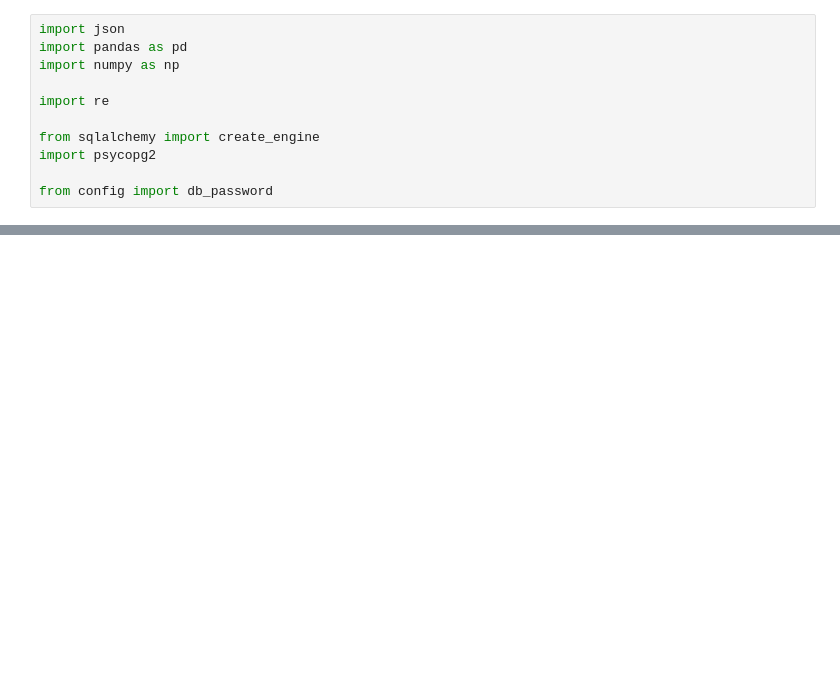
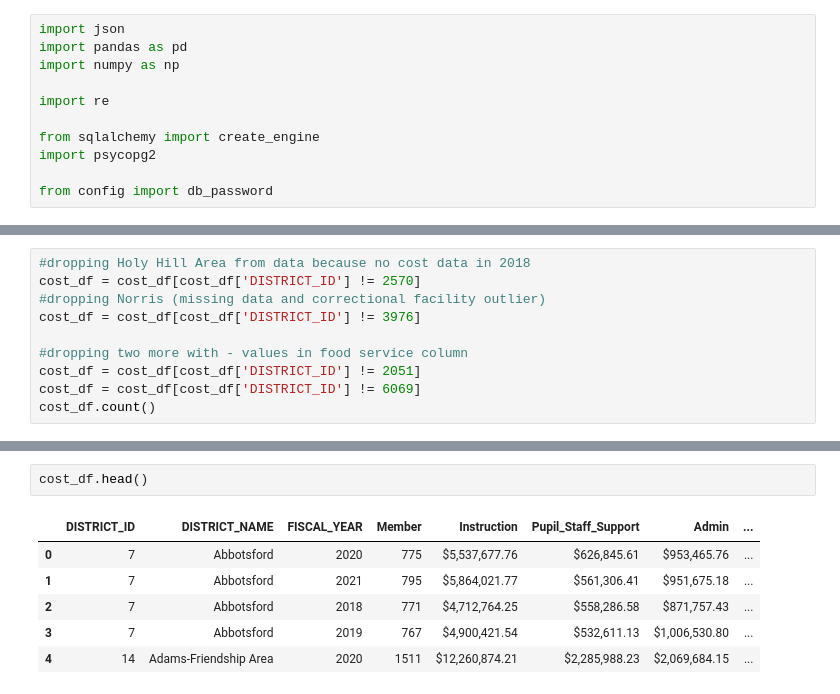
Before and after one commit to Lalita-ponnapalli/HS_Baseball_Scholarships, a Jupyter notebook: dbcreation.ipynb, the cells around one changed output, grey strips where cells are left out. Saved outputs shown, nothing was run; the diff lists cells and outputs as text; blank space fills up the shorter version.

```diff
--- a/dbcreation.ipynb
+++ b/dbcreation.ipynb
@@ -11,0 +140,10 @@ from config import db_password
+# %%
+#dropping Holy Hill Area from data because no cost data in 2018
+cost_df = cost_df[cost_df['DISTRICT_ID'] != 2570]
+#dropping Norris (missing data and correctional facility outlier)
+cost_df = cost_df[cost_df['DISTRICT_ID'] != 3976]
+
+#dropping two more with - values in food service column
+cost_df = cost_df[cost_df['DISTRICT_ID'] != 2051]
+cost_df = cost_df[cost_df['DISTRICT_ID'] != 6069]
+cost_df.count()
@@ -11,0 +163,9 @@ from config import db_password
+# %%
+cost_df.head()
+# %% [output]
+|  | DISTRICT_ID | DISTRICT_NAME | FISCAL_YEAR | Member | Instruction | Pupil_Staff_Support | Admin | ... |
+| 0 | 7 | Abbotsford | 2020 | 775 | $5,537,677.76 | $626,845.61 | $953,465.76 | ... |
+| 1 | 7 | Abbotsford | 2021 | 795 | $5,864,021.77 | $561,306.41 | $951,675.18 | ... |
+| 2 | 7 | Abbotsford | 2018 | 771 | $4,712,764.25 | $558,286.58 | $871,757.43 | ... |
+| 3 | 7 | Abbotsford | 2019 | 767 | $4,900,421.54 | $532,611.13 | $1,006,530.80 | ... |
+| 4 | 14 | Adams-Friendship Area | 2020 | 1511 | $12,260,874.21 | $2,285,988.23 | $2,069,684.15 | ... |
```
Also changed, not shown: parts of 14 cells of this notebook.
